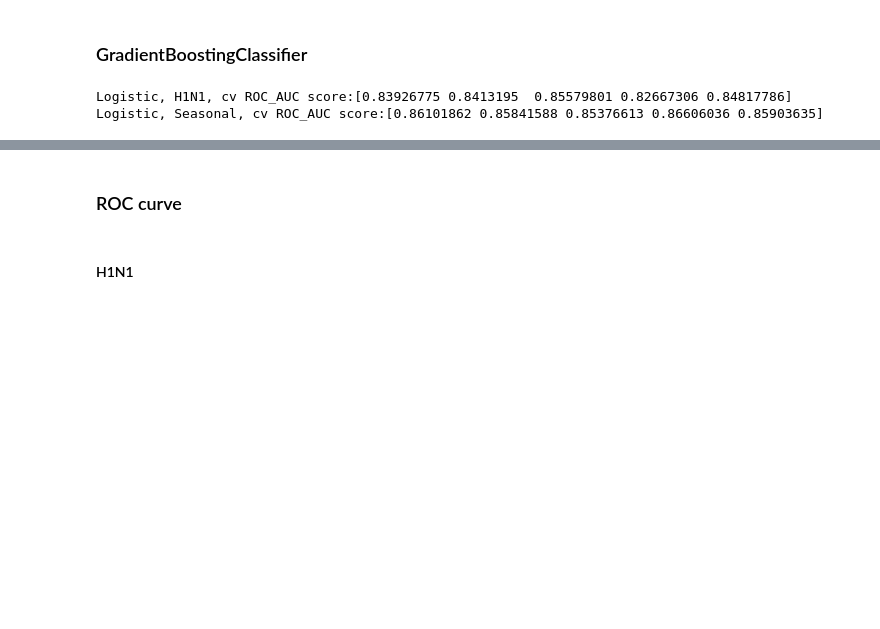
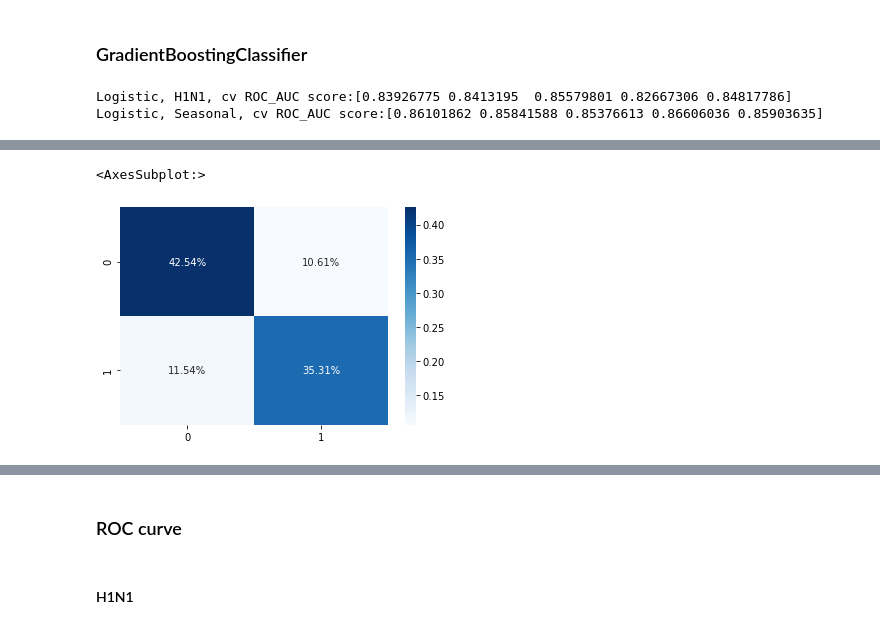
Before and after one commit to AMcqueen1980/H1N1Project, a Jupyter notebook: Emiko/CleanPipeline-Models-EN.ipynb, the cells around one changed output, grey strips where cells are left out. Saved outputs shown, nothing was run; the diff lists cells and outputs as text; code cells hidden in the pictures; blank space fills up the shorter version.

```diff
--- a/Emiko/CleanPipeline-Models-EN.ipynb
+++ b/Emiko/CleanPipeline-Models-EN.ipynb
@@ -290,0 +365,6 @@ Logistic, Seasonal, cv ROC_AUC score:[0.86101862 0.85841588 0.85376613 0.8660603
+# %%
+# Confusion Matrix for H1N1 prediction with Gradint Booster
+confusion(gbc_f_s, X_test_imputed, y_test.seasonal_vaccine)
+# %% [output]
+<AxesSubplot:>
+[figure, added]
```
Also changed, not shown: parts of 19 cells of this notebook, 3 other files.
